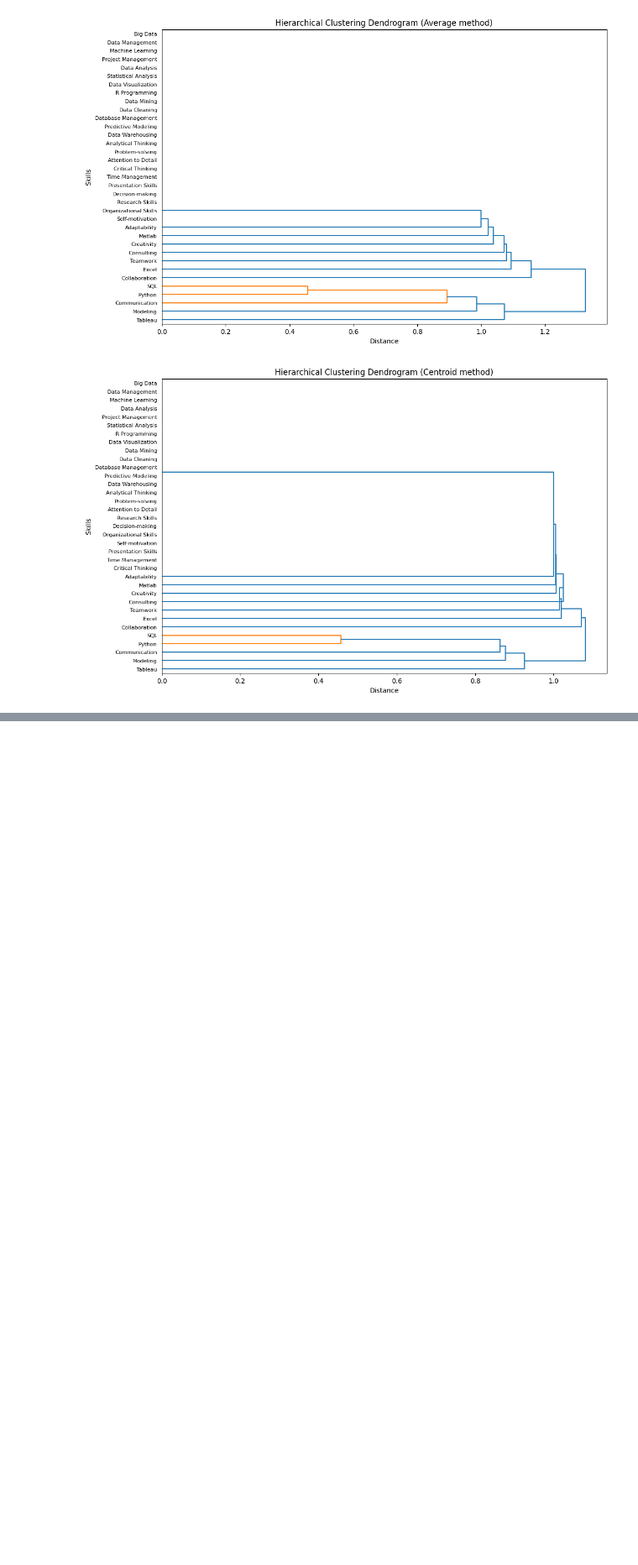
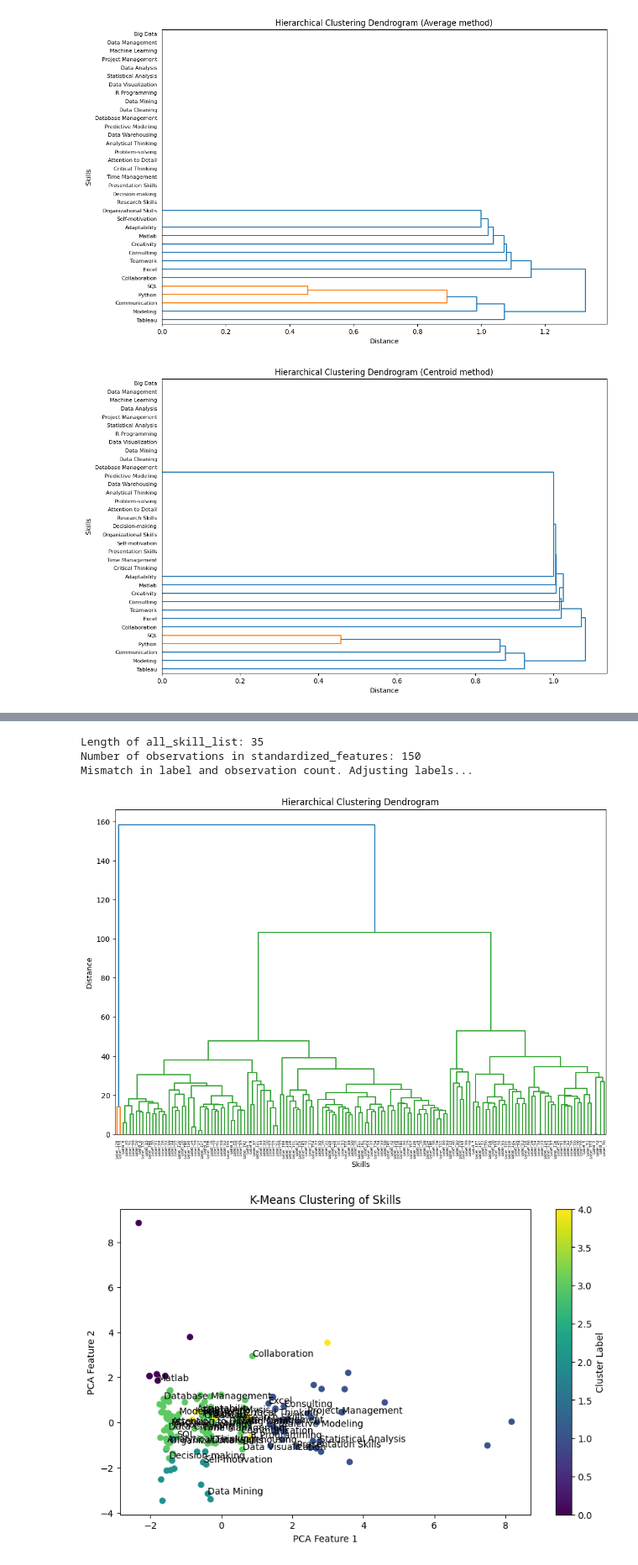
Before and after one commit to sourenpash/MIE162, a Jupyter notebook: assignment 3/pashangpour_1006324611_assignment3.ipynb, the cells around one changed output, grey strips where cells are left out. Shown at 84% size. Saved outputs shown, nothing was run; the diff lists cells and outputs as text; code cells hidden in the pictures; blank space fills up the shorter version.

```diff
--- a/assignment 3/pashangpour_1006324611_assignment3.ipynb
+++ b/assignment 3/pashangpour_1006324611_assignment3.ipynb
@@ -459,0 +735,72 @@ plt.show()
+# %%
+import matplotlib.pyplot as plt
+from sklearn.decomposition import PCA
+from sklearn.preprocessing import StandardScaler
+from scipy.cluster.hierarchy import dendrogram, linkage
+from sklearn.cluster import KMeans
+import numpy as np
+import pandas as pd
+
+# Ensure the necessary libraries and models are already loaded as per your previous code
+
+# Standardize the features for hierarchical clustering
+scaler = StandardScaler()
+standardized_features = scaler.fit_transform(embeddings_df)  # Using only the embeddings for hierarchical clustering
+
+# Hierarchical clustering
+Z = linkage(standardized_features, method='ward')
+
+# Check the length of all_skill_list and the number of rows in standardized_features
+print("Length of all_skill_list:", len(all_skill_list))
+print("Number of observations in standardized_features:", standardized_features.shape[0])
+
+# Adjust the dendrogram code
+if len(all_skill_list) == standardized_features.shape[0]:
+    # If they match, plot the dendrogram
+    plt.figure(figsize=(12, 8))
+    dendrogram(Z, labels=all_skill_list, orientation='top')
+    plt.title('Hierarchical Clustering Dendrogram')
+    plt.xlabel('Skills')
+    plt.ylabel('Distance')
+    plt.show()
+else:
+    # Handle the mismatch
+    print("Mismatch in label and observation count. Adjusting labels...")
+    # Example adjustment, replace with your own logic
+    adjusted_labels = ["Label_" + str(i) for i in range(standardized_features.shape[0])]
+    plt.figure(figsize=(12, 8))
+    dendrogram(Z, labels=adjusted_labels, orientation='top')
+    plt.title('Hierarchical Clustering Dendrogram')
+    plt.xlabel('Skills')
+    plt.ylabel('Distance')
+    plt.show()
+
+# K-Means clustering and labeled scatterplot
+# Assuming kmeans and pca from previous code
+reduced_features = pca.fit_transform(combined_features)
+plt.figure(figsize=(10, 6))
+plt.scatter(reduced_features[:, 0], reduced_features[:, 1], c=cluster_labels, cmap='viridis', marker='o')
+for i, txt in enumerate(all_skill_list):
+    plt.annotate(txt, (reduced_features[i, 0], reduced_features[i, 1]))
+plt.title('K-Means Clustering of Skills')
+plt.xlabel('PCA Feature 1')
+plt.ylabel('PCA Feature 2')
+plt.colorbar(label='Cluster Label')
+plt.show()
+
+# Elbow method visualization
+plt.plot(range(1, 15), wcss)
+plt.title('Elbow Method For Optimal k')
+plt.xlabel('Number of clusters')
+plt.ylabel('WCSS')
+plt.show()
+
+# Print the course curriculum based on clusters
+for course, skills in course_curriculum.items():
+    print(f"Course {course + 1}: {', '.join(skills)}")
+# %% [output]
+Length of all_skill_list: 35
+Number of observations in standardized_features: 150
+Mismatch in label and observation count. Adjusting labels...
+[figure, added]
+[figure, added]
```
Also changed, not shown: parts of 17 cells of this notebook.
